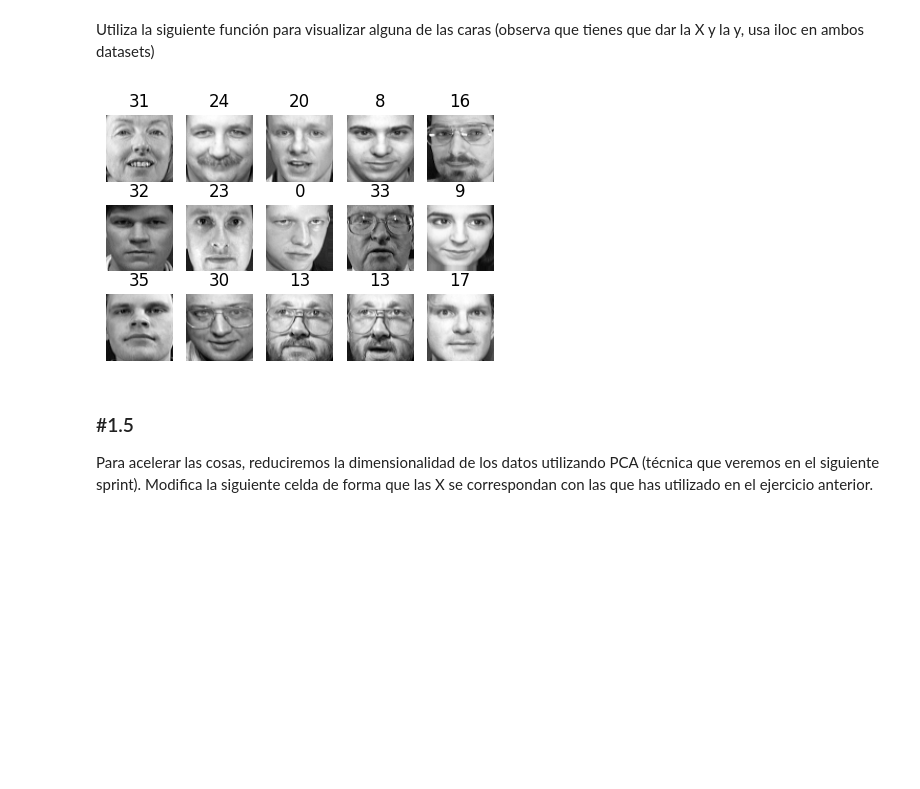
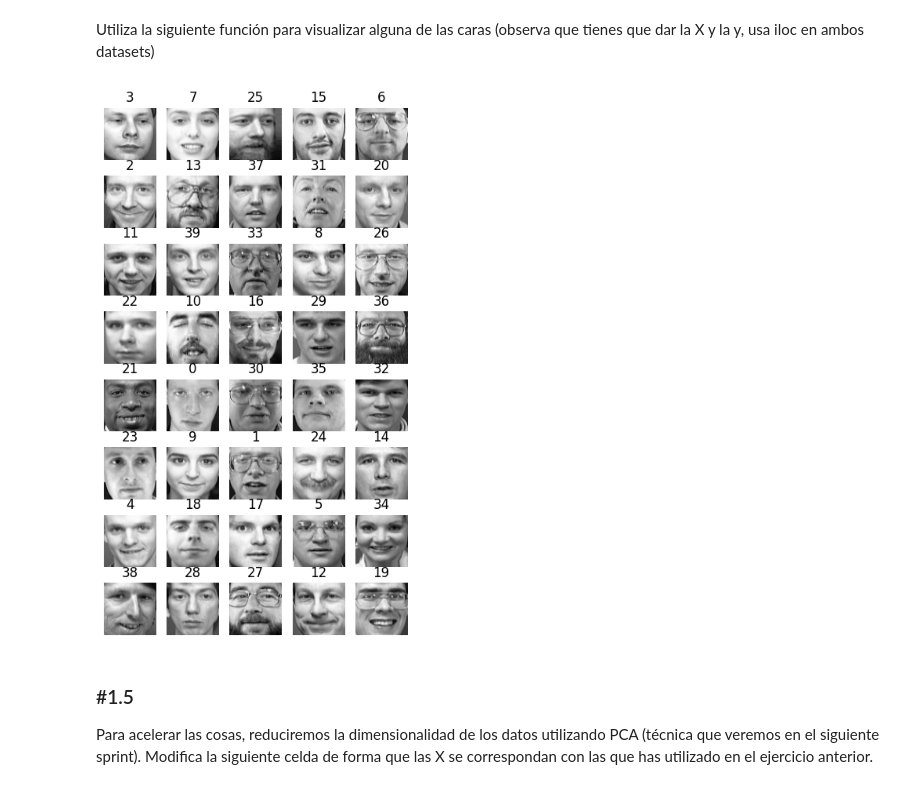
Before and after one commit to alvarosmms/ONLINE_DS_THEBRIDGE_ALVAROSMMS, a Jupyter notebook: Sprint_13/Unidad_01/Practica_Obligatoria/18_Practica_Obligatoria_Clustering_I.ipynb, the cells around one changed output. Drawn from its saved outputs; the diff is of its cells as text; code cells hidden in the pictures; blank space fills up the shorter version.

```diff
--- a/Sprint_13/Unidad_01/Practica_Obligatoria/18_Practica_Obligatoria_Clustering_I.ipynb
+++ b/Sprint_13/Unidad_01/Practica_Obligatoria/18_Practica_Obligatoria_Clustering_I.ipynb
@@ -152,10 +172,10 @@ def plot_faces(faces, labels, n_cols=5):
         plt.axis("off")
         plt.title(label)
     plt.show()
-# %%
-plot_faces(X_train[:15], y_train[:15])
-# %% [output]
-[figure, removed]
+# %%
+plot_faces(X_test, y_test)
+# %% [output]
+[figure, added]
 # %% [markdown]
 ### #1.5
 
```
Also changed, not shown: parts of 3 cells of this notebook.
